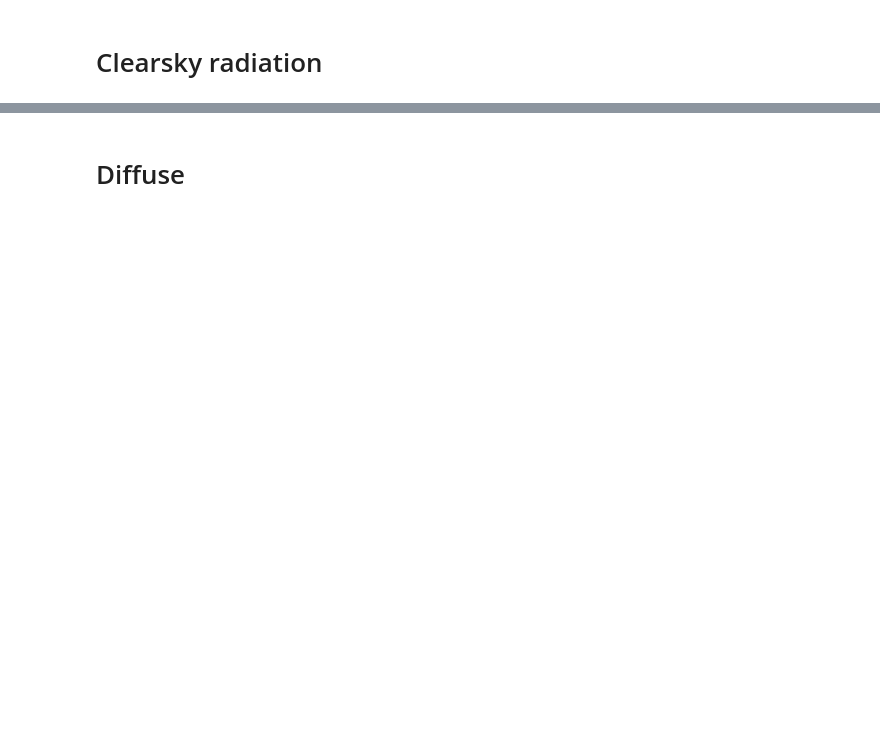
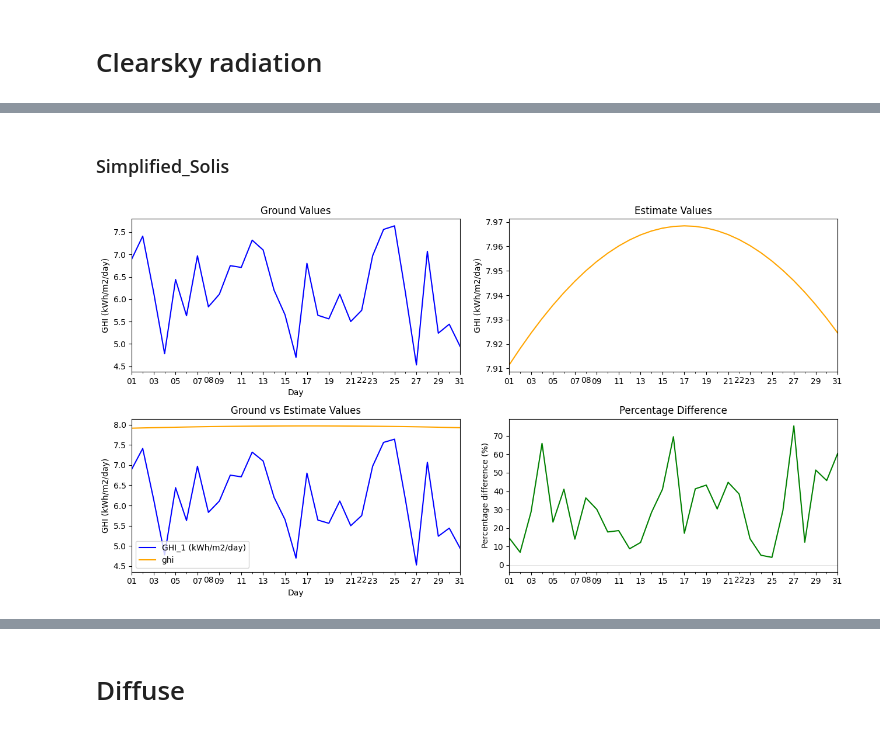
Before and after one commit to Marconi-Lab/SolarIrradiation, a Jupyter notebook: jupyter_notebooks/pvlib_pipeline.ipynb, the cells around one changed output, grey strips where cells are left out. Cells and saved outputs as stored; diff of their text form; code cells hidden in the pictures; blank space fills up the shorter version.

```diff
--- a/jupyter_notebooks/pvlib_pipeline.ipynb
+++ b/jupyter_notebooks/pvlib_pipeline.ipynb
@@ -83,0 +116,7 @@ clsky_irrad.plot()
+# %% [markdown]
+### Simplified_Solis
+# %%
+simplified_solis = soroti.get_clearsky(times, model='simplified_solis')
+plot_ground_vs_estimate(ghi_ground, convert_to_kwh_per_m2_per_day(simplified_solis['ghi']))
+# %% [output]
+[figure, added]
```
Also changed, not shown: parts of 22 cells of this notebook.
